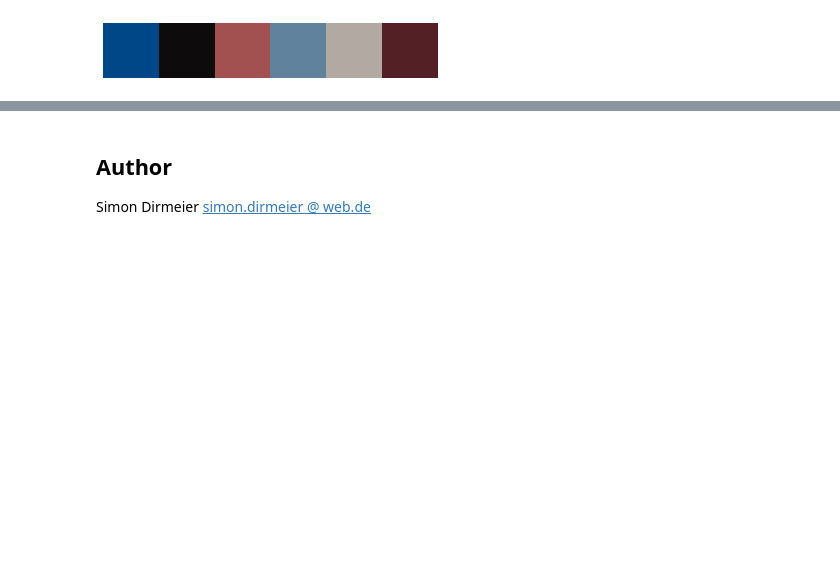
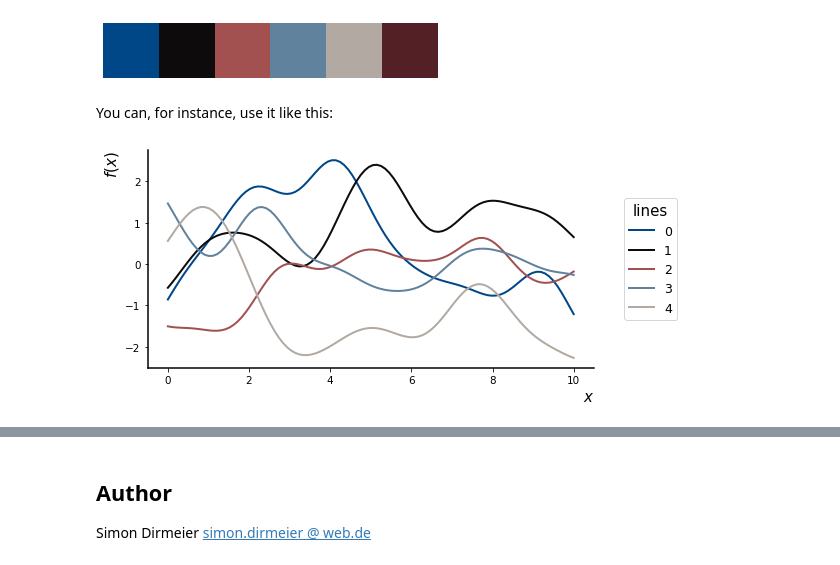
Before and after one commit to dirmeier/fybdthemes, a Jupyter notebook: README.ipynb, the cells around one changed output, grey strips where cells are left out. Drawn from its saved outputs; the diff is of its cells as text; code cells hidden in the pictures; blank space fills up the shorter version.

```diff
--- a/README.ipynb
+++ b/README.ipynb
@@ -111,3 +123,29 @@ Qualitative colors are usually chosen for categorical variables. The qualitative
 plot_palette(palettes.discrete_qualitative_colors())
 # %% [output]
 [figure]
+# %%
+def sqeuclidean_cdist(X):
+    X = X.reshape(-1, 1)
+    X2 = np.sum(np.square(X), 1)
+    dist = -2.0 * np.dot(X, np.transpose(X)) + (
+        np.reshape(X2, (-1, 1)) + np.reshape(X2, (1, -1))
+    )
+    return  np.exp(-0.5 * np.clip(dist, 0.0, np.inf))
+
+X = np.linspace(0, 10, 100)
+K = sqeuclidean_cdist(X)
+# %% [markdown]
+You can, for instance, use it like this:
+# %%
+cols = palettes.discrete_qualitative_colors()
+
+_, ax = plt.subplots(figsize=(8, 4))
+for i in range(5):
+    f = numpy.random.multivariate_normal(np.zeros(X.shape[0]), K)
+    plt.plot(X, f, color=cols[i], linewidth=2, label=i)
+ax.legend(title="lines", bbox_to_anchor=(1.2, 0.5))
+ax.set_xlabel(r'$x$')
+ax.set_ylabel(r'$f(x)$')
+plt.show()
+# %% [output]
+[figure, added]
```
Also changed, not shown: parts of 17 cells of this notebook, 15 other files.
